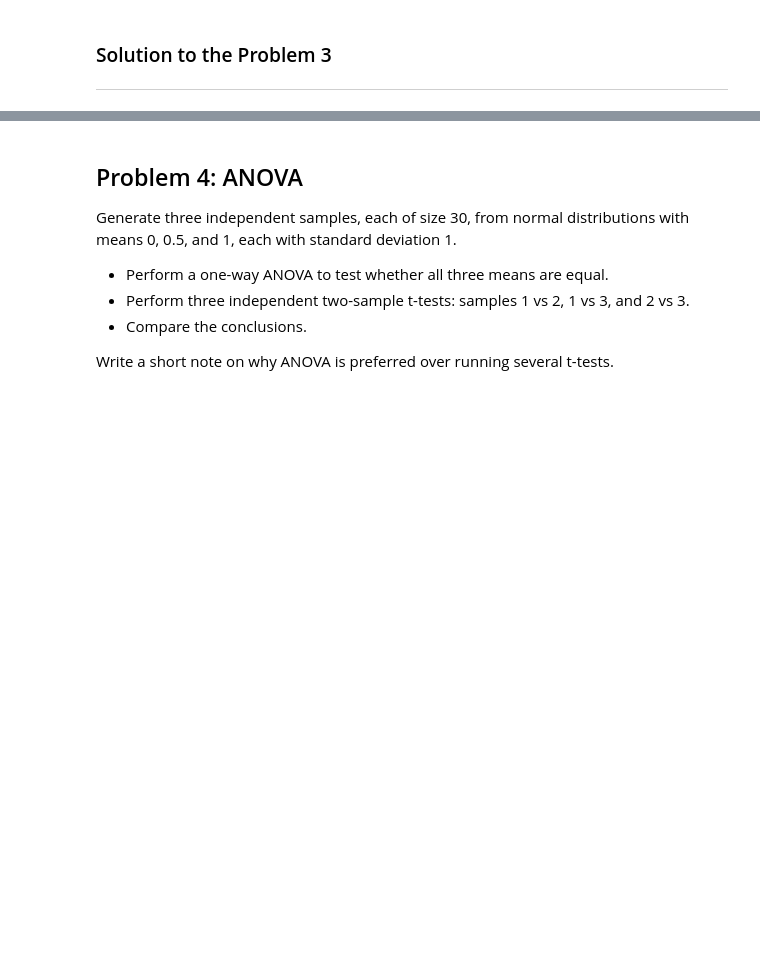
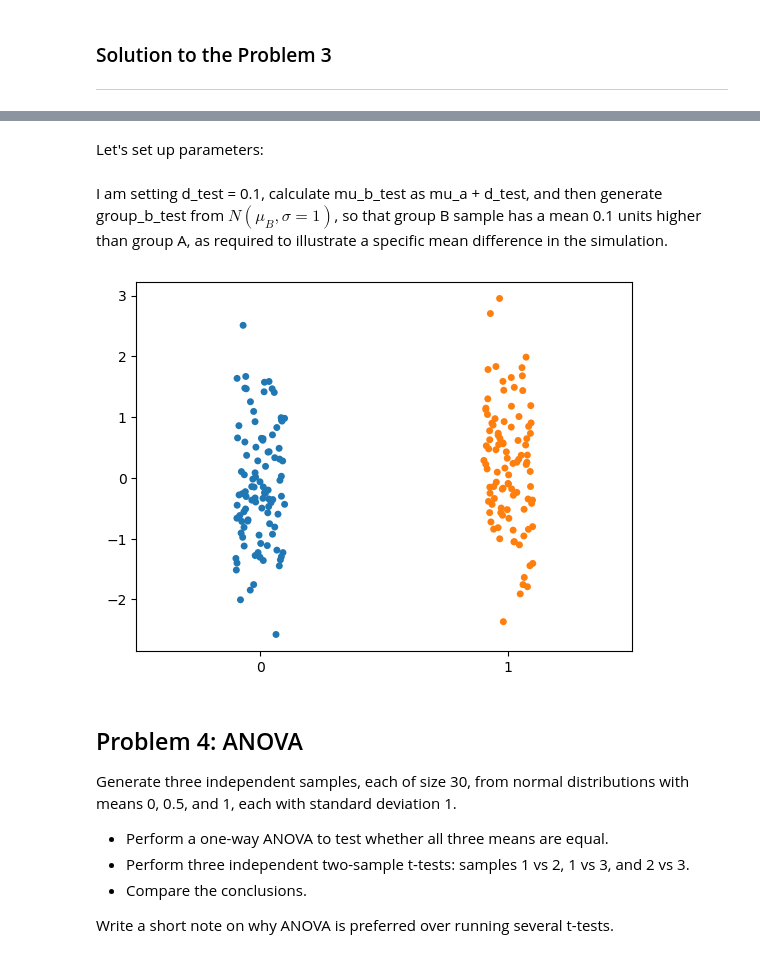
Before and after one commit to mondbr/applied_statistics, a Jupyter notebook: problems.ipynb, the cells around one changed output, grey strips where cells are left out. Cells and saved outputs as stored; diff of their text form; code cells hidden in the pictures; blank space fills up the shorter version.

Commit message:
working on problem 3 - overview of the problem, adding to README, setting up the variables for problem 3, testing strip plot for fixed d

```diff
--- a/problems.ipynb
+++ b/problems.ipynb
@@ -1388,3 +1418,40 @@ Plot this proportion against $d$, and explain how the type II error rate changes
+# %% [markdown]
+Let's set up parameters:
+# %%
+# Parameters
+n= 100  # sample size per each group
+n_simulations = 1000  # for each value of d, repeat the experiment 1,000 times
+alpha = 0.05  # threshold for rejecting the null hypothesis in the t-test
+sigma = 1  # both populations have standard deviation 1
+mu_a = 0  # mean of group A drawn from N(0,1)
+# mu_b = d # mean of group B depends on d
+
+
+ds = [0, 0.1, 0.2, 0.3, 0.4, 0.5, 0.6, 0.7, 0.8, 0.9, 1.0] # mean differences
+# %%
+# test for plotting
+# test value of d - d is the mean difference between group A and group B
+d_test = 0.1
+mu_b_test = mu_a + d_test
+# %%
+# Generate samples for group A and group B test
+# https://numpy.org/doc/stable/reference/random/generated/numpy.random.normal.html
+# loc is the mean, scale is the standard deviation
+
+
+group_a = np.random.normal(loc=mu_a, scale=sigma, size=n) # generate group A random sampleof size 100 from N(0,1).
+# group_b = np.random.normal(loc=mu_b, scale=sigma, size=n)   # generate group B random sample of size 100 from N(d,1).
+
+
+group_b_test = np.random.normal(loc=mu_b_test, scale=sigma, size=n) # testing for generating group B random
+# %% [markdown]
+I am setting d_test = 0.1, calculate mu_b_test as mu_a + d_test, and then generate group_b_test from $N(μ_B,σ=1)$, so that group B sample has a mean 0.1 units higher than group A, as required to illustrate a specific mean difference in the simulation.
+# %%
+# Create a strip plot for fixed d.
+# https://seaborn.pydata.org/generated/seaborn.stripplot.html
+sns.stripplot(data=[group_a, group_b_test]);
+# %% [output]
+[figure, added]
 # %% [markdown]
 ## Problem 4: ANOVA
 
```
Also changed, not shown: parts of 5 cells of this notebook, 1 other file.
